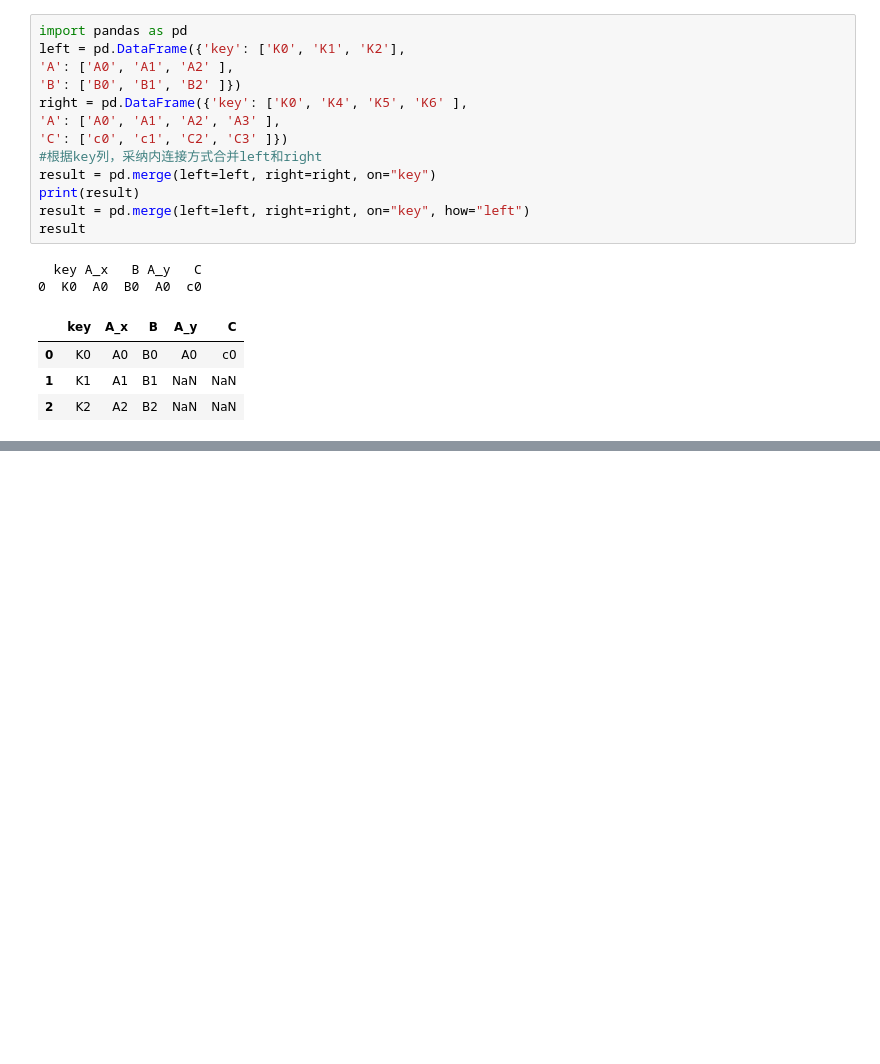
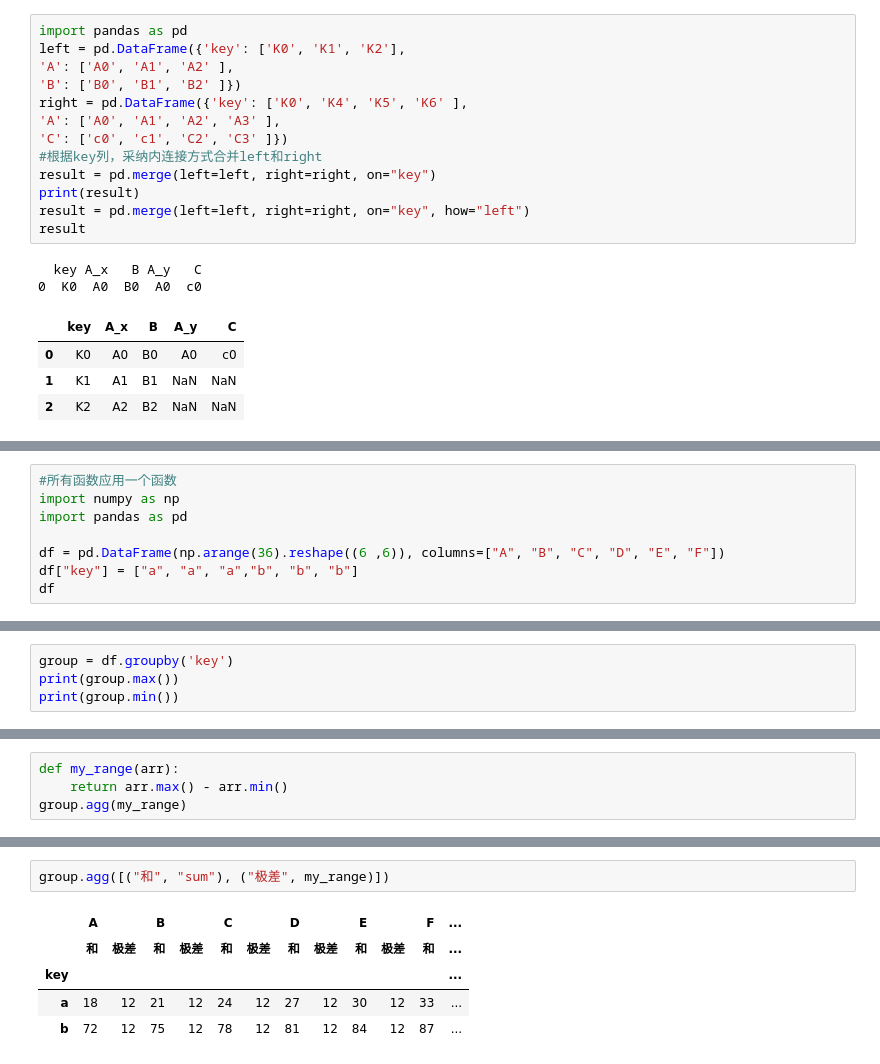
Before and after one commit to SongYangcheng/coding, a Jupyter notebook: pandas.ipynb, the cells around one changed output, grey strips where cells are left out. Drawn from its saved outputs; the diff is of its cells as text; blank space fills up the shorter version.

```diff
--- a/pandas.ipynb
+++ b/pandas.ipynb
@@ -556,0 +836,8 @@ result
+# %%
+#所有函数应用一个函数
+import numpy as np
+import pandas as pd
+
+df = pd.DataFrame(np.arange(36).reshape((6 ,6)), columns=["A", "B", "C", "D", "E", "F"])
+df["key"] = ["a", "a", "a","b", "b", "b"]
+df
@@ -556,0 +852,4 @@ result
+# %%
+group = df.groupby('key')
+print(group.max())
+print(group.min())
@@ -556,0 +865,4 @@ result
+# %%
+def my_range(arr):
+    return arr.max() - arr.min()
+group.agg(my_range)
@@ -556,0 +884,8 @@ result
+# %%
+group.agg([("和", "sum"), ("极差", my_range)])
+# %% [output]
+|  | A |  | B |  | C |  | D |  | E |  | F | ... |
+|  | 和 | 极差 | 和 | 极差 | 和 | 极差 | 和 | 极差 | 和 | 极差 | 和 | ... |
+| key |  |  |  |  |  |  |  |  |  |  |  | ... |
+| a | 18 | 12 | 21 | 12 | 24 | 12 | 27 | 12 | 30 | 12 | 33 | ... |
+| b | 72 | 12 | 75 | 12 | 78 | 12 | 81 | 12 | 84 | 12 | 87 | ... |
```
Also changed, not shown: parts of 28 cells of this notebook, 10 other files.
